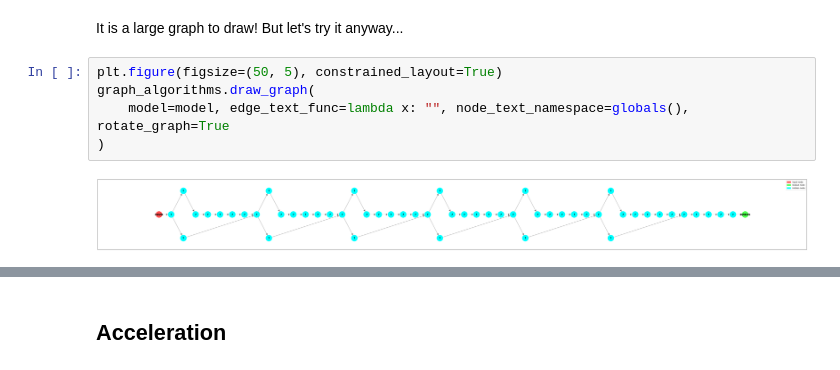
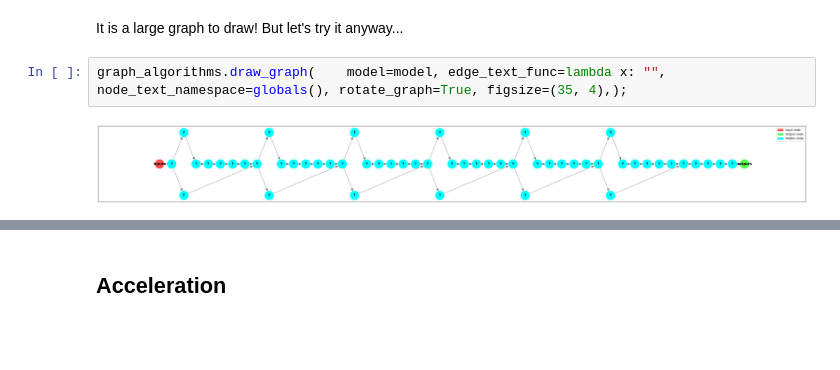
Before and after one commit to sjmikler/pytorch-symbolic, a Jupyter notebook: gentle-introduction.ipynb, the cells around one changed output, grey strips where cells are left out. Saved outputs shown, nothing was run; the diff lists cells and outputs as text; blank space fills up the shorter version.

```diff
--- a/gentle-introduction.ipynb
+++ b/gentle-introduction.ipynb
@@ -396,12 +388,9 @@ optimizer = torch.optim.Adam(model.parameters())
 # %% [markdown]
 It is a large graph to draw! But let's try it anyway...
 # %%
-plt.figure(figsize=(50, 5), constrained_layout=True)
-graph_algorithms.draw_graph(
-    model=model, edge_text_func=lambda x: "", node_text_namespace=globals(), rotate_graph=True
-)
+graph_algorithms.draw_graph(    model=model, edge_text_func=lambda x: "", node_text_namespace=globals(), rotate_graph=True, figsize=(35, 4),);
 # %% [output]
-[figure, old version]
+[figure, new version]
 # %%
 def traininig(model, optimizer, epochs):
     model.train()
```
Also changed, not shown: parts of 20 cells of this notebook, 16 other files.
